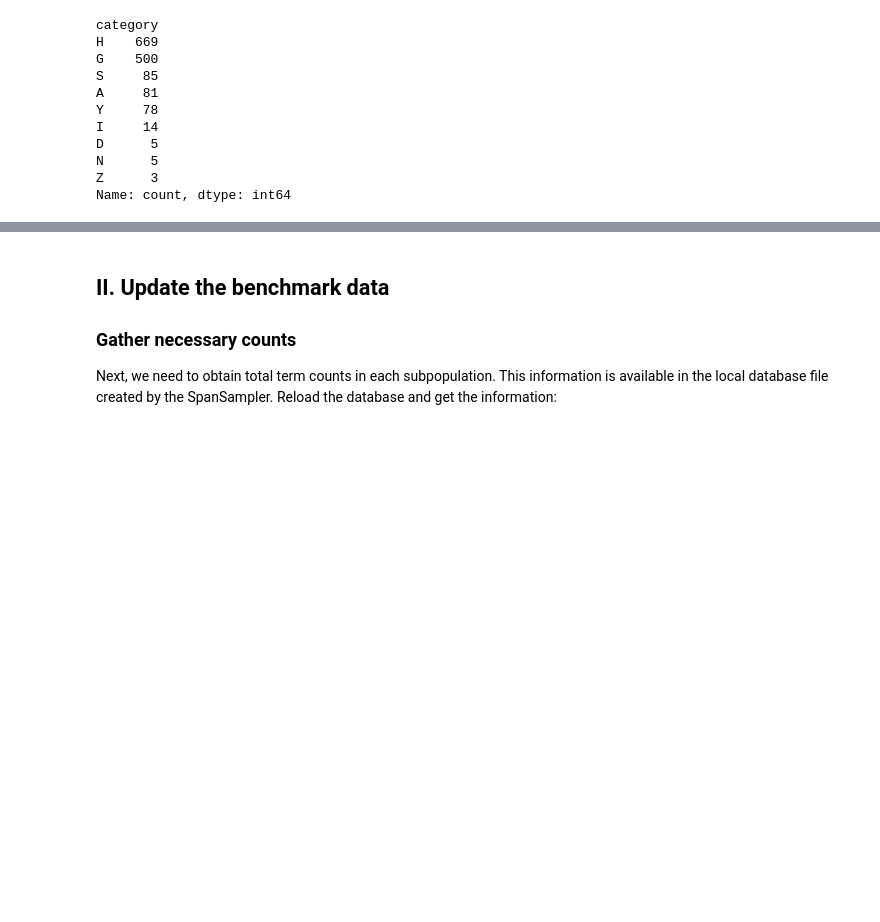
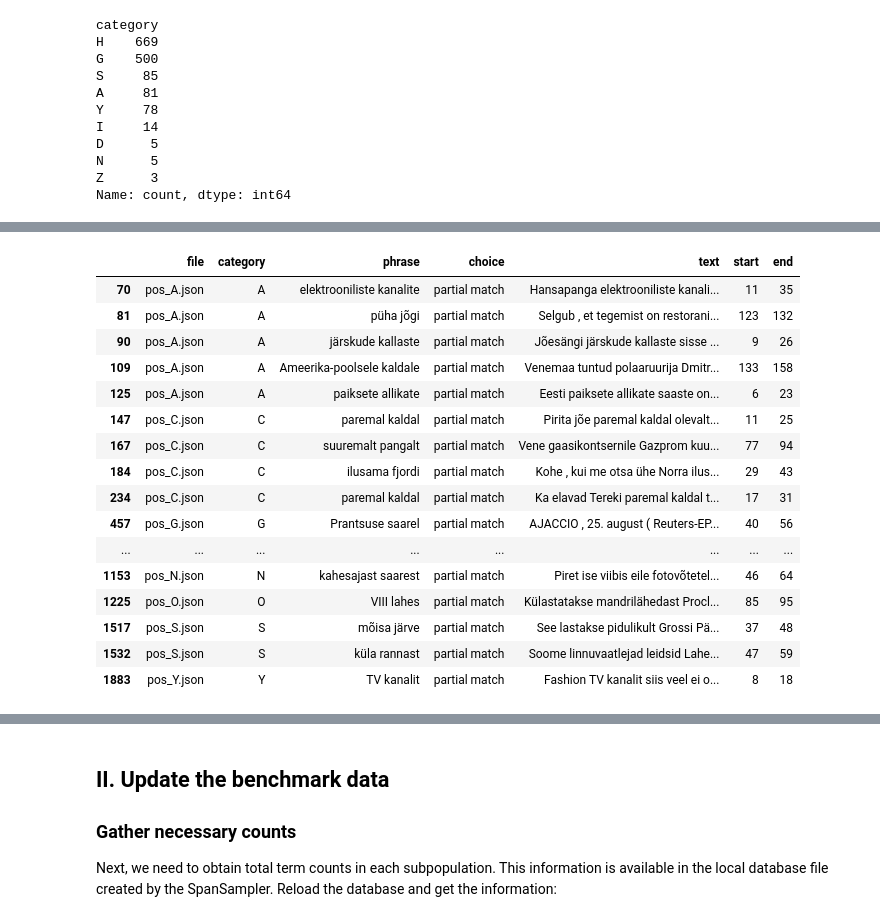
Before and after one commit to estnltk/estnltk-model-data, a Jupyter notebook: named_entity_recognition/recall_estimation/data_generation/amundsen_02/04_update_benchmark.ipynb, the cells around one changed output, grey strips where cells are left out. Drawn from its saved outputs; the diff is of its cells as text; code cells hidden in the pictures; blank space fills up the shorter version.

```diff
--- a/named_entity_recognition/recall_estimation/data_generation/amundsen_02/04_update_benchmark.ipynb
+++ b/named_entity_recognition/recall_estimation/data_generation/amundsen_02/04_update_benchmark.ipynb
@@ -132,0 +208,20 @@ Name: count, dtype: int64
+# %%
+annotated_df[annotated_df['choice']=='partial match']
+# %% [output]
+|  | file | category | phrase | choice | text | start | end |
+| 70 | pos_A.json | A | elektrooniliste kanalite | partial match | Hansapanga elektrooniliste kanali... | 11 | 35 |
+| 81 | pos_A.json | A | püha jõgi | partial match | Selgub , et tegemist on restorani... | 123 | 132 |
+| 90 | pos_A.json | A | järskude kallaste | partial match | Jõesängi järskude kallaste sisse ... | 9 | 26 |
+| 109 | pos_A.json | A | Ameerika-poolsele kaldale | partial match | Venemaa tuntud polaaruurija Dmitr... | 133 | 158 |
+| 125 | pos_A.json | A | paiksete allikate | partial match | Eesti paiksete allikate saaste on... | 6 | 23 |
+| 147 | pos_C.json | C | paremal kaldal | partial match | Pirita jõe paremal kaldal olevalt... | 11 | 25 |
+| 167 | pos_C.json | C | suuremalt pangalt | partial match | Vene gaasikontsernile Gazprom kuu... | 77 | 94 |
+| 184 | pos_C.json | C | ilusama fjordi | partial match | Kohe , kui me otsa ühe Norra ilus... | 29 | 43 |
+| 234 | pos_C.json | C | paremal kaldal | partial match | Ka elavad Tereki paremal kaldal t... | 17 | 31 |
+| 457 | pos_G.json | G | Prantsuse saarel | partial match | AJACCIO , 25. august ( Reuters-EP... | 40 | 56 |
+| ... | ... | ... | ... | ... | ... | ... | ... |
+| 1153 | pos_N.json | N | kahesajast saarest | partial match | Piret ise viibis eile fotovõtetel... | 46 | 64 |
+| 1225 | pos_O.json | O | VIII lahes | partial match | Külastatakse mandrilähedast Procl... | 85 | 95 |
+| 1517 | pos_S.json | S | mõisa järve | partial match | See lastakse pidulikult Grossi Pä... | 37 | 48 |
+| 1532 | pos_S.json | S | küla rannast | partial match | Soome linnuvaatlejad leidsid Lahe... | 47 | 59 |
+| 1883 | pos_Y.json | Y | TV kanalit | partial match | Fashion TV kanalit siis veel ei o... | 8 | 18 |
```
Also changed, not shown: parts of 16 cells of this notebook, 9 other files.
